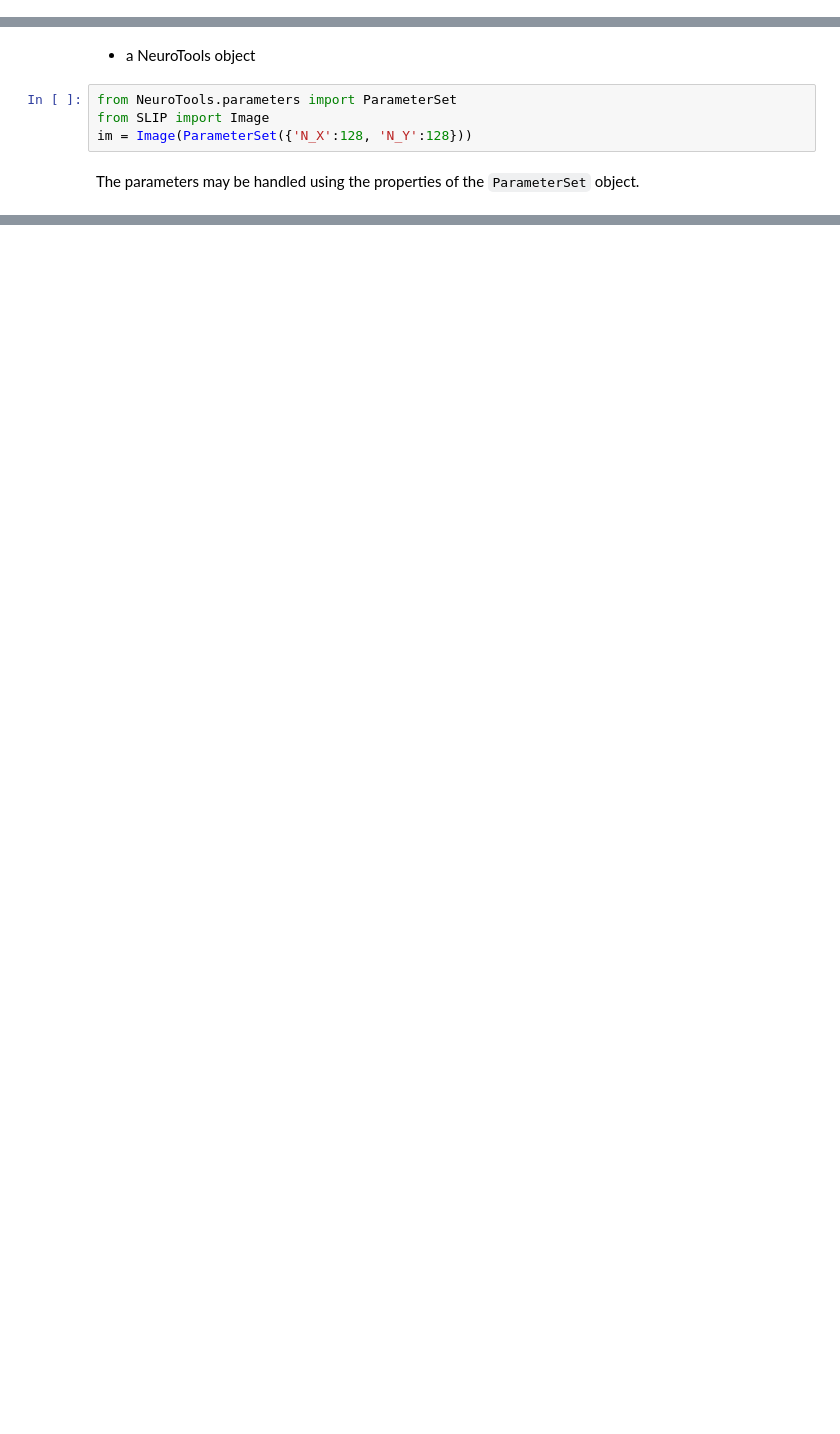
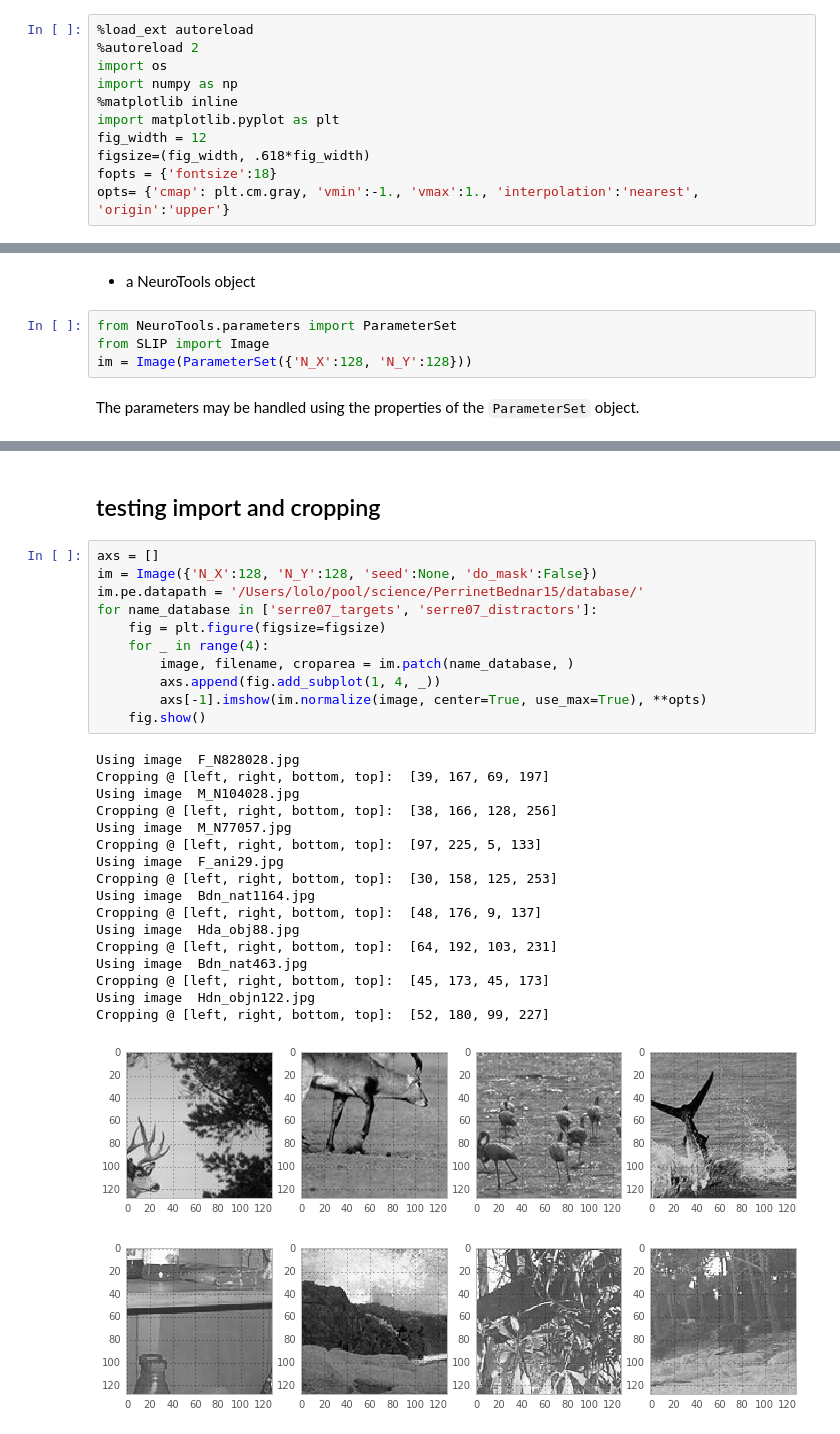
Before and after one commit to bicv/SLIP, a Jupyter notebook: test_SLIP.ipynb, the cells around one changed output, grey strips where cells are left out. Drawn from its saved outputs; the diff is of its cells as text; blank space fills up the shorter version.

```diff
--- a/test_SLIP.ipynb
+++ b/test_SLIP.ipynb
@@ -1,3 +1,14 @@
 # %% [markdown]
 A series of tests of the SLIP package.
+# %%
+%load_ext autoreload
+%autoreload 2
+import os
+import numpy as np
+%matplotlib inline
+import matplotlib.pyplot as plt
+fig_width = 12
+figsize=(fig_width, .618*fig_width)
+fopts = {'fontsize':18}
+opts= {'cmap': plt.cm.gray, 'vmin':-1., 'vmax':1., 'interpolation':'nearest', 'origin':'upper'}
 # %%
@@ -42,0 +58,32 @@ The parameters may be handled using the properties of the ``ParameterSet`` objec
+# %% [markdown]
+## testing import and cropping
+# %%
+axs = []
+im = Image({'N_X':128, 'N_Y':128, 'seed':None, 'do_mask':False})
+im.pe.datapath = '/Users/lolo/pool/science/PerrinetBednar15/database/'
+for name_database in ['serre07_targets', 'serre07_distractors']:
+    fig = plt.figure(figsize=figsize)
+    for _ in range(4):
+        image, filename, croparea = im.patch(name_database, )
+        axs.append(fig.add_subplot(1, 4, _))
+        axs[-1].imshow(im.normalize(image, center=True, use_max=True), **opts)
+    fig.show()
+# %% [output]
+Using image  F_N828028.jpg
+Cropping @ [left, right, bottom, top]:  [39, 167, 69, 197]
+Using image  M_N104028.jpg
+Cropping @ [left, right, bottom, top]:  [38, 166, 128, 256]
+Using image  M_N77057.jpg
+Cropping @ [left, right, bottom, top]:  [97, 225, 5, 133]
+Using image  F_ani29.jpg
+Cropping @ [left, right, bottom, top]:  [30, 158, 125, 253]
+Using image  Bdn_nat1164.jpg
+Cropping @ [left, right, bottom, top]:  [48, 176, 9, 137]
+Using image  Hda_obj88.jpg
+Cropping @ [left, right, bottom, top]:  [64, 192, 103, 231]
+Using image  Bdn_nat463.jpg
+Cropping @ [left, right, bottom, top]:  [45, 173, 45, 173]
+Using image  Hdn_objn122.jpg
+Cropping @ [left, right, bottom, top]:  [52, 180, 99, 227]
+[figure, added]
+[figure, added]
```
Also changed, not shown: parts of 41 cells of this notebook, 21 other files.
